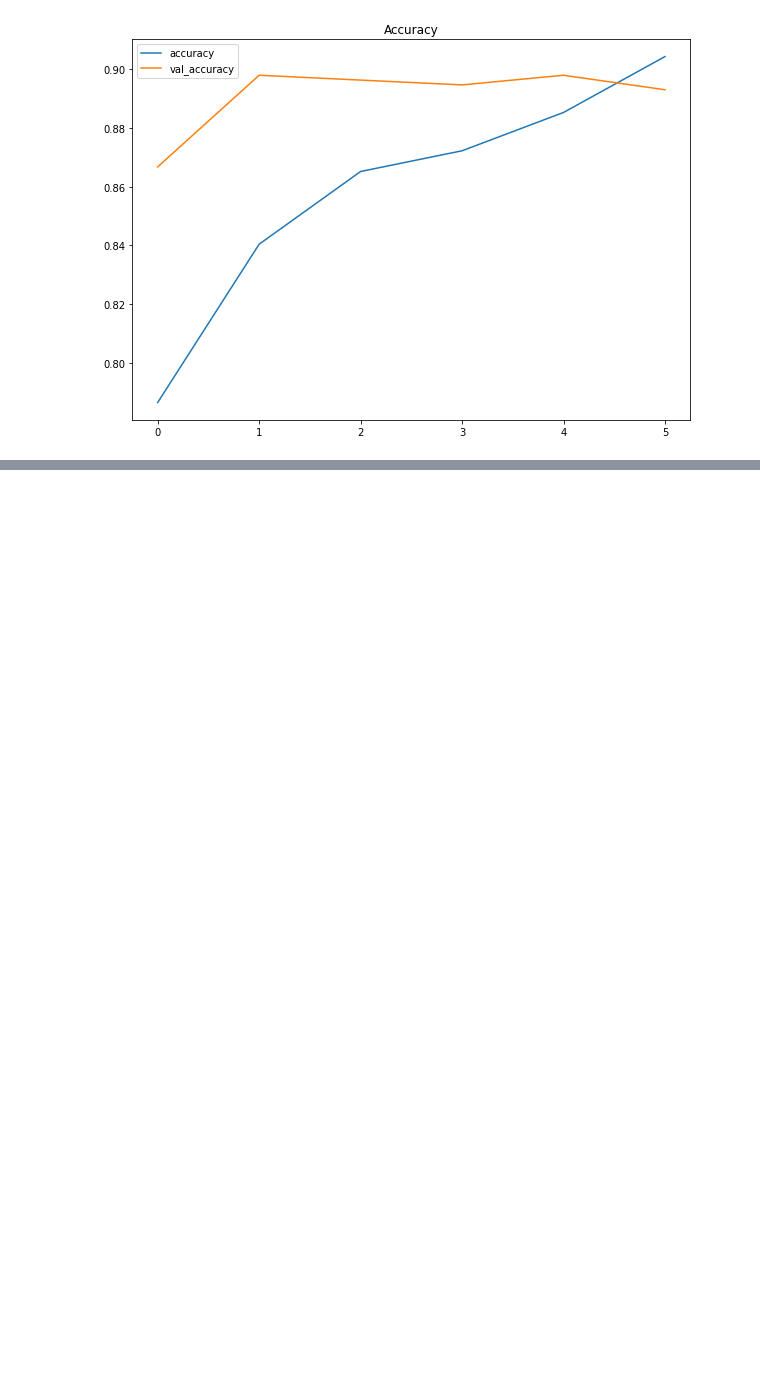
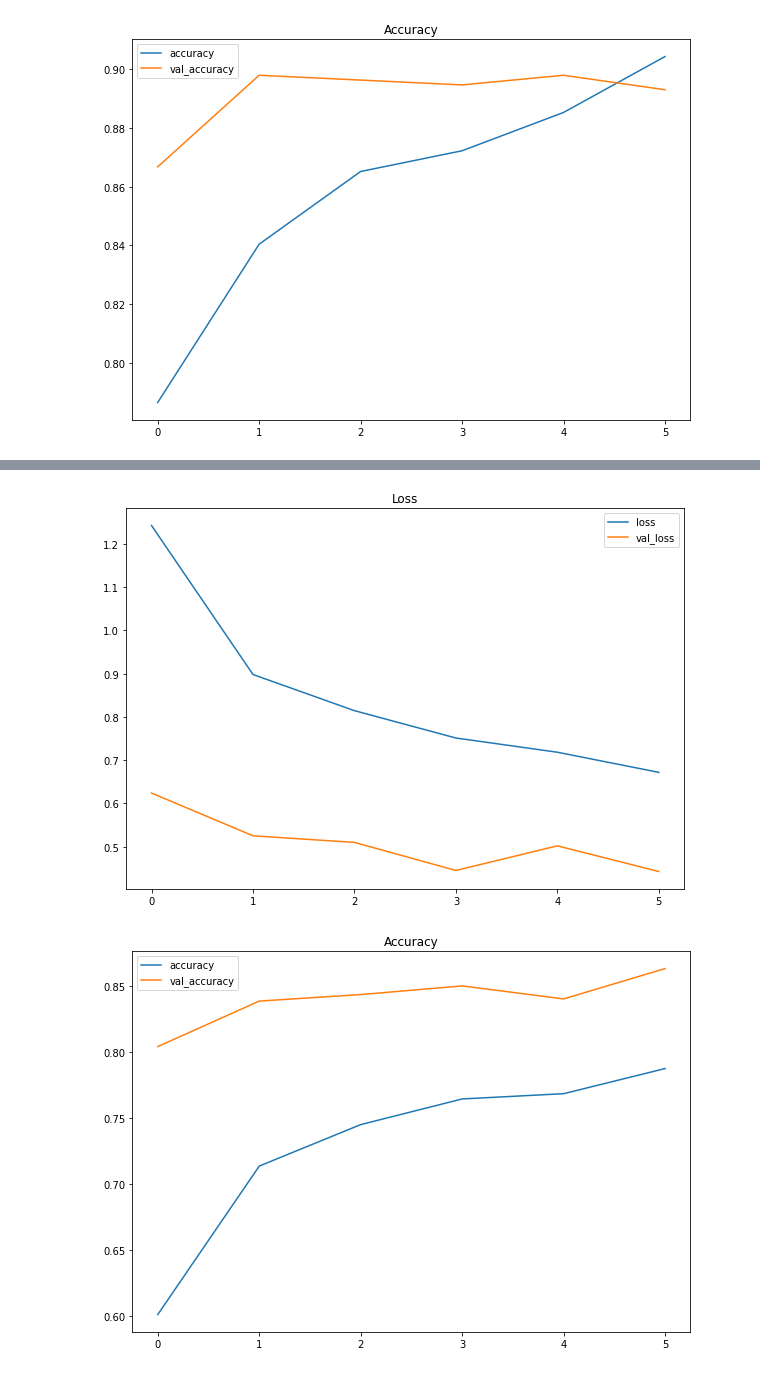
Before and after one commit to schauppi/Udemy_TensorFlow_Developer, a Jupyter notebook: Exam_preparation/cnn_food101_small.ipynb, the cells around one changed output, grey strips where cells are left out. Cells and saved outputs as stored; diff of their text form; code cells hidden in the pictures; blank space fills up the shorter version.

```diff
--- a/Exam_preparation/cnn_food101_small.ipynb
+++ b/Exam_preparation/cnn_food101_small.ipynb
@@ -413,0 +438,27 @@ plot_training_curve(history_model_2_fine_tune)
+# %%
+import tensorflow_hub as hub
+
+IMAGE_SHAPE = (224,224)
+
+mobilenet_v3_large = "https://tfhub.dev/google/imagenet/mobilenet_v3_large_100_224/classification/5"
+mobilenet_v3_small = "https://tfhub.dev/google/imagenet/mobilenet_v3_small_100_224/classification/5"
+
+feature_extraction_layer_large = hub.KerasLayer(mobilenet_v3_large, input_shape=(224,224,3), trainable=False)
+feature_extraction_layer_small = hub.KerasLayer(mobilenet_v3_small, input_shape=(224,224,3), trainable=False)
+# %%
+from tensorflow.keras import layers
+
+tf.random.set_seed(42)
+
+#Build the model
+inputs = layers.Input(shape=(224,224,3))
+x = feature_extraction_layer_small(inputs)
+x = layers.Dropout(0.2)(x)
+x = layers.Dense(512, activation="relu")(x)
+x = layers.Dropout(0.2)(x)
+x = layers.Dense(256, activation="relu")(x)
+x = layers.Dropout(0.2)(x)
+x = layers.Dense(128, activation="relu")(x)
+x = layers.Dropout(0.2)(x)
+outputs = layers.Dense(10, activation="softmax")(x)
+model_3 = tf.keras.Model(inputs, outputs)
@@ -413,0 +485,11 @@ plot_training_curve(history_model_2_fine_tune)
+# %%
+#Compile the model
+model_3.compile(loss="categorical_crossentropy", optimizer="Adam", metrics=["accuracy"])
+# %%
+#Fit the model
+history_model_3 = model_3.fit(train_data_augmented,
+                              epochs=6,
+                              validation_data=test_data_gen,
+                              validation_steps=int(0.25*len(test_data_gen)),
+                              callbacks=[tf.keras.callbacks.ReduceLROnPlateau(monitor="val_loss", patience=5, verbose=1),
+                                         tf.keras.callbacks.EarlyStopping(monitor="val_loss", patience=10, restore_best_weights=True)])
@@ -413,0 +515,6 @@ plot_training_curve(history_model_2_fine_tune)
+# %%
+#Plot loss curves
+plot_training_curve(history_model_3)
+# %% [output]
+[figure, added]
+[figure, added]
```
Also changed, not shown: parts of 11 cells of this notebook.
